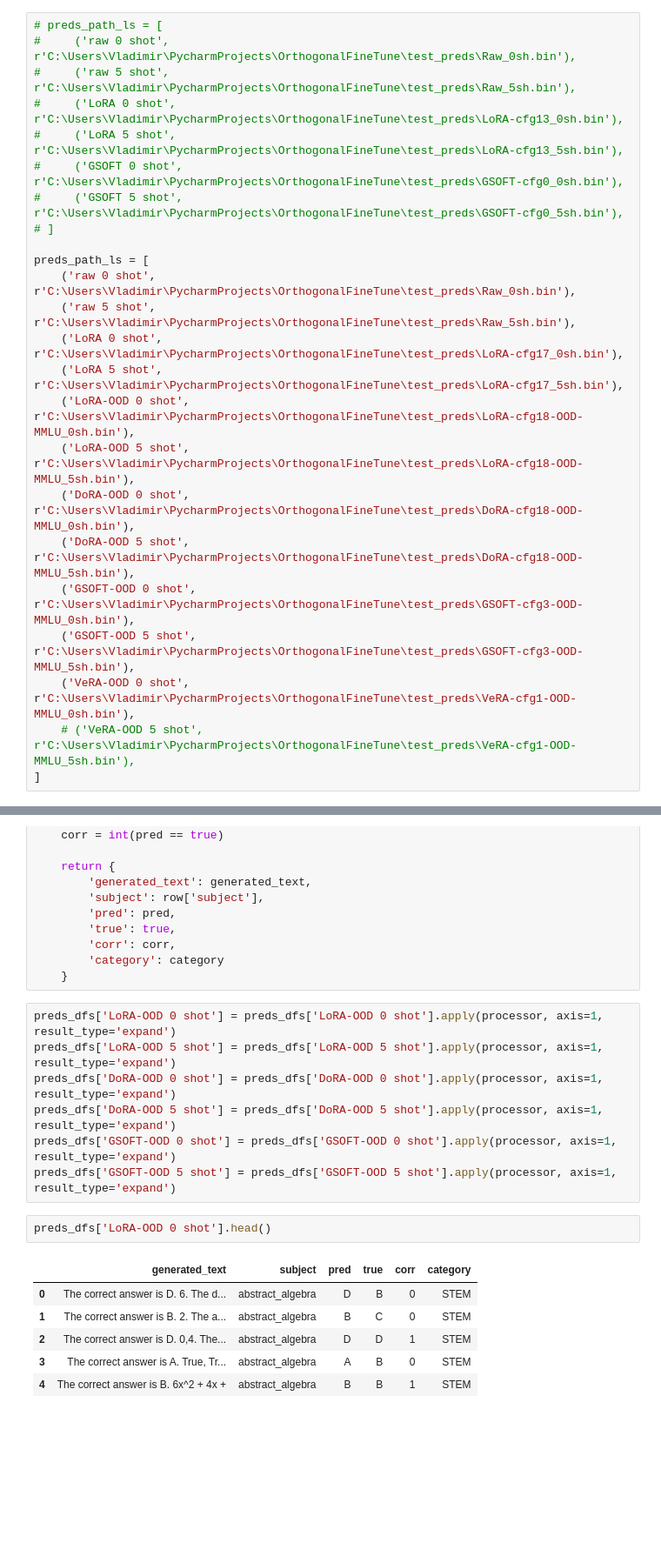
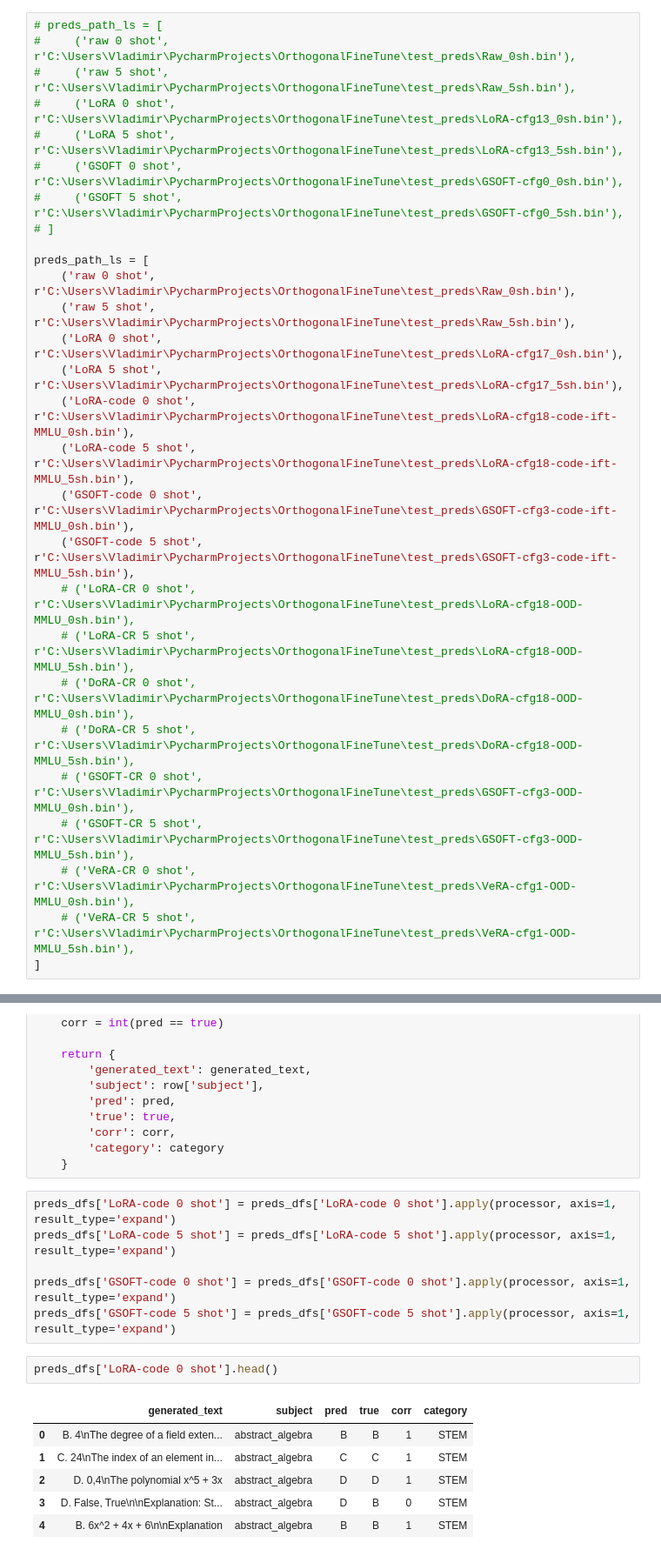
Before and after one commit to Bogachevv/OrthogonalFineTune, a Jupyter notebook: view_MMLU.ipynb, the cells around one changed output, grey strips where cells are left out. Shown at 87% size. Cells and saved outputs as stored; diff of their text form; blank space fills up the shorter version.

```diff
--- a/view_MMLU.ipynb
+++ b/view_MMLU.ipynb
@@ -23,14 +23,18 @@ preds_path_ls = [
     ('raw 5 shot',   r'C:\Users\Vladimir\PycharmProjects\OrthogonalFineTune\test_preds\Raw_5sh.bin'),
     ('LoRA 0 shot',  r'C:\Users\Vladimir\PycharmProjects\OrthogonalFineTune\test_preds\LoRA-cfg17_0sh.bin'),
     ('LoRA 5 shot',  r'C:\Users\Vladimir\PycharmProjects\OrthogonalFineTune\test_preds\LoRA-cfg17_5sh.bin'),
-    ('LoRA-OOD 0 shot',  r'C:\Users\Vladimir\PycharmProjects\OrthogonalFineTune\test_preds\LoRA-cfg18-OOD-MMLU_0sh.bin'),
-    ('LoRA-OOD 5 shot',  r'C:\Users\Vladimir\PycharmProjects\OrthogonalFineTune\test_preds\LoRA-cfg18-OOD-MMLU_5sh.bin'),
-    ('DoRA-OOD 0 shot',  r'C:\Users\Vladimir\PycharmProjects\OrthogonalFineTune\test_preds\DoRA-cfg18-OOD-MMLU_0sh.bin'),
-    ('DoRA-OOD 5 shot',  r'C:\Users\Vladimir\PycharmProjects\OrthogonalFineTune\test_preds\DoRA-cfg18-OOD-MMLU_5sh.bin'),
-    ('GSOFT-OOD 0 shot',  r'C:\Users\Vladimir\PycharmProjects\OrthogonalFineTune\test_preds\GSOFT-cfg3-OOD-MMLU_0sh.bin'),
-    ('GSOFT-OOD 5 shot',  r'C:\Users\Vladimir\PycharmProjects\OrthogonalFineTune\test_preds\GSOFT-cfg3-OOD-MMLU_5sh.bin'),
-    ('VeRA-OOD 0 shot',  r'C:\Users\Vladimir\PycharmProjects\OrthogonalFineTune\test_preds\VeRA-cfg1-OOD-MMLU_0sh.bin'),
-    # ('VeRA-OOD 5 shot',  r'C:\Users\Vladimir\PycharmProjects\OrthogonalFineTune\test_preds\VeRA-cfg1-OOD-MMLU_5sh.bin'),
+    ('LoRA-code 0 shot',  r'C:\Users\Vladimir\PycharmProjects\OrthogonalFineTune\test_preds\LoRA-cfg18-code-ift-MMLU_0sh.bin'),
+    ('LoRA-code 5 shot',  r'C:\Users\Vladimir\PycharmProjects\OrthogonalFineTune\test_preds\LoRA-cfg18-code-ift-MMLU_5sh.bin'),
+    ('GSOFT-code 0 shot',  r'C:\Users\Vladimir\PycharmProjects\OrthogonalFineTune\test_preds\GSOFT-cfg3-code-ift-MMLU_0sh.bin'),
+    ('GSOFT-code 5 shot',  r'C:\Users\Vladimir\PycharmProjects\OrthogonalFineTune\test_preds\GSOFT-cfg3-code-ift-MMLU_5sh.bin'),
+    # ('LoRA-CR 0 shot',  r'C:\Users\Vladimir\PycharmProjects\OrthogonalFineTune\test_preds\LoRA-cfg18-OOD-MMLU_0sh.bin'),
+    # ('LoRA-CR 5 shot',  r'C:\Users\Vladimir\PycharmProjects\OrthogonalFineTune\test_preds\LoRA-cfg18-OOD-MMLU_5sh.bin'),
+    # ('DoRA-CR 0 shot',  r'C:\Users\Vladimir\PycharmProjects\OrthogonalFineTune\test_preds\DoRA-cfg18-OOD-MMLU_0sh.bin'),
+    # ('DoRA-CR 5 shot',  r'C:\Users\Vladimir\PycharmProjects\OrthogonalFineTune\test_preds\DoRA-cfg18-OOD-MMLU_5sh.bin'),
+    # ('GSOFT-CR 0 shot',  r'C:\Users\Vladimir\PycharmProjects\OrthogonalFineTune\test_preds\GSOFT-cfg3-OOD-MMLU_0sh.bin'),
+    # ('GSOFT-CR 5 shot',  r'C:\Users\Vladimir\PycharmProjects\OrthogonalFineTune\test_preds\GSOFT-cfg3-OOD-MMLU_5sh.bin'),
+    # ('VeRA-CR 0 shot',  r'C:\Users\Vladimir\PycharmProjects\OrthogonalFineTune\test_preds\VeRA-cfg1-OOD-MMLU_0sh.bin'),
+    # ('VeRA-CR 5 shot',  r'C:\Users\Vladimir\PycharmProjects\OrthogonalFineTune\test_preds\VeRA-cfg1-OOD-MMLU_5sh.bin'),
 ]
 # %%
 preds_dfs = {}
@@ -131,19 +119,18 @@ def processor(row: pd.DataFrame):
         'category': category
     }
 # %%
-preds_dfs['LoRA-OOD 0 shot'] = preds_dfs['LoRA-OOD 0 shot'].apply(processor, axis=1, result_type='expand')
-preds_dfs['LoRA-OOD 5 shot'] = preds_dfs['LoRA-OOD 5 shot'].apply(processor, axis=1, result_type='expand')
-preds_dfs['DoRA-OOD 0 shot'] = preds_dfs['DoRA-OOD 0 shot'].apply(processor, axis=1, result_type='expand')
-preds_dfs['DoRA-OOD 5 shot'] = preds_dfs['DoRA-OOD 5 shot'].apply(processor, axis=1, result_type='expand')
-preds_dfs['GSOFT-OOD 0 shot'] = preds_dfs['GSOFT-OOD 0 shot'].apply(processor, axis=1, result_type='expand')
-preds_dfs['GSOFT-OOD 5 shot'] = preds_dfs['GSOFT-OOD 5 shot'].apply(processor, axis=1, result_type='expand')
+preds_dfs['LoRA-code 0 shot'] = preds_dfs['LoRA-code 0 shot'].apply(processor, axis=1, result_type='expand')
+preds_dfs['LoRA-code 5 shot'] = preds_dfs['LoRA-code 5 shot'].apply(processor, axis=1, result_type='expand')
+
+preds_dfs['GSOFT-code 0 shot'] = preds_dfs['GSOFT-code 0 shot'].apply(processor, axis=1, result_type='expand')
+preds_dfs['GSOFT-code 5 shot'] = preds_dfs['GSOFT-code 5 shot'].apply(processor, axis=1, result_type='expand')
 # %%
-preds_dfs['LoRA-OOD 0 shot'].head()
+preds_dfs['LoRA-code 0 shot'].head()
 # %% [output]
 |  | generated_text | subject | pred | true | corr | category |
-| 0 | The correct answer is D. 6. The d... | abstract_algebra | D | B | 0 | STEM |
-| 1 | The correct answer is B. 2. The a... | abstract_algebra | B | C | 0 | STEM |
-| 2 | The correct answer is D. 0,4. The... | abstract_algebra | D | D | 1 | STEM |
-| 3 | The correct answer is A. True, Tr... | abstract_algebra | A | B | 0 | STEM |
-| 4 | The correct answer is B. 6x^2 + 4x + | abstract_algebra | B | B | 1 | STEM |
+| 0 | B. 4\nThe degree of a field exten... | abstract_algebra | B | B | 1 | STEM |
+| 1 | C. 24\nThe index of an element in... | abstract_algebra | C | C | 1 | STEM |
+| 2 | D. 0,4\nThe polynomial x^5 + 3x | abstract_algebra | D | D | 1 | STEM |
+| 3 | D. False, True\n\nExplanation: St... | abstract_algebra | D | B | 0 | STEM |
+| 4 | B. 6x^2 + 4x + 6\n\nExplanation | abstract_algebra | B | B | 1 | STEM |
 # %%
```
Also changed, not shown: parts of 14 cells of this notebook, 2 other files.
